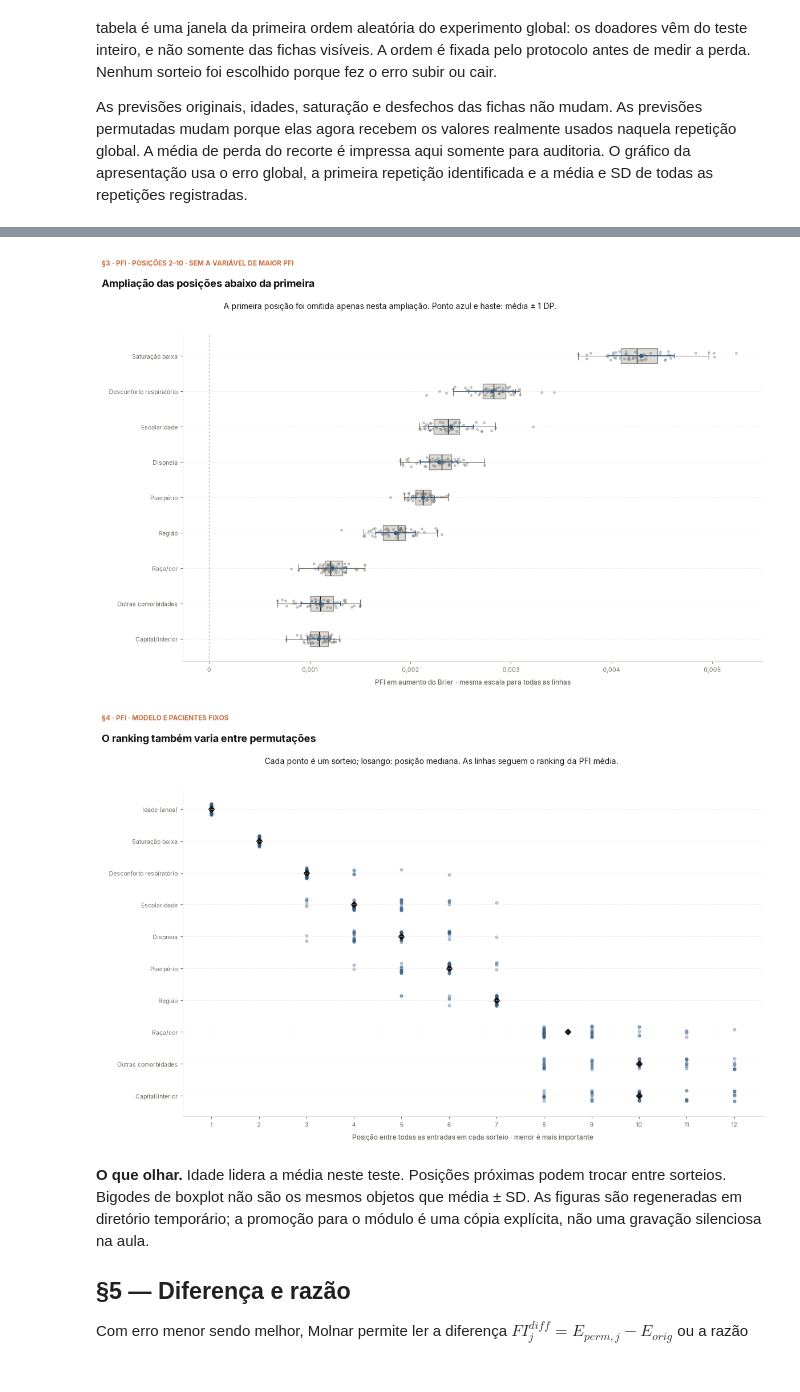
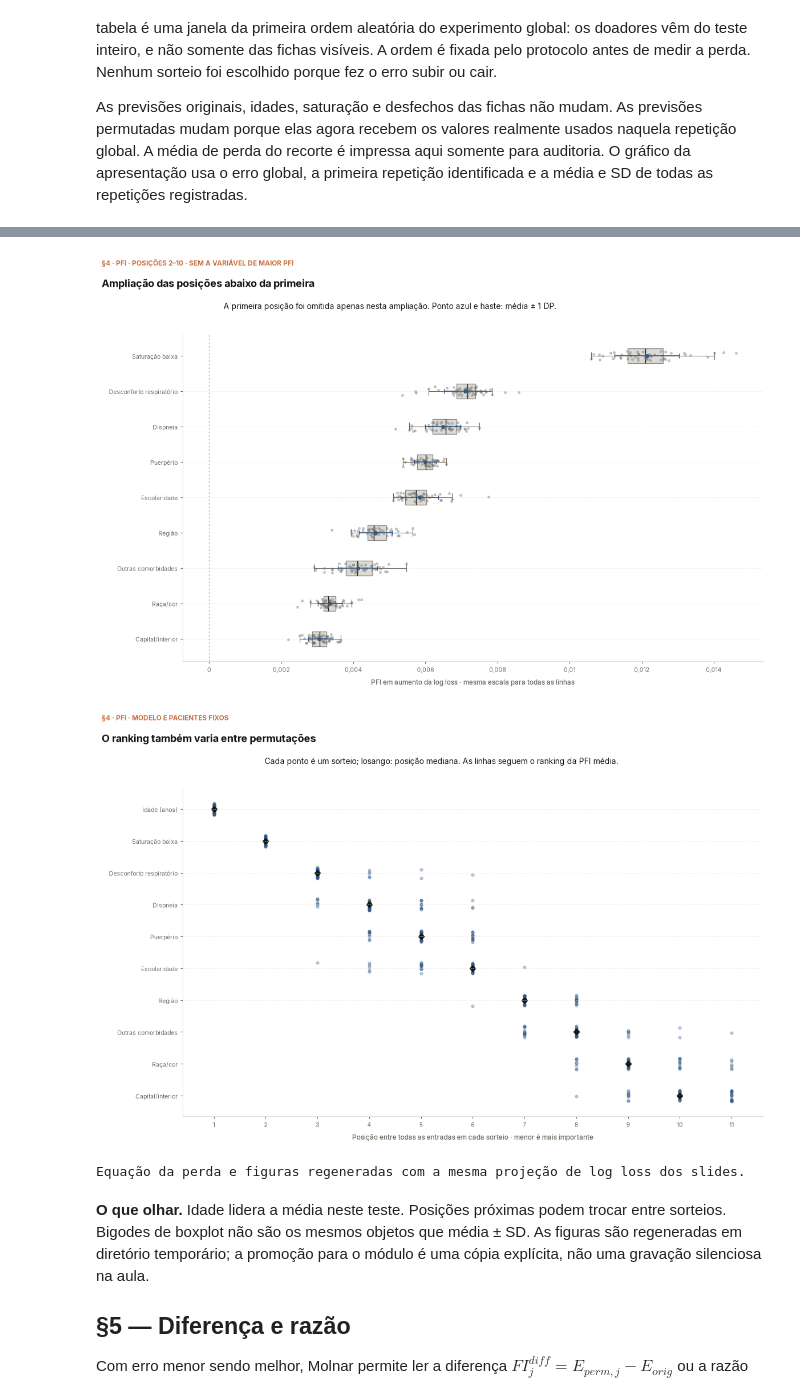
Before and after one commit to wbendinelli/interpretable-ml-lectures, a Jupyter notebook: modules/06-pfi/notebooks/pfi_walkthrough.ipynb, the cells around one changed output, grey strips where cells are left out. Drawn from its saved outputs; the diff is of its cells as text; code cells hidden in the pictures.

```diff
--- a/modules/06-pfi/notebooks/pfi_walkthrough.ipynb
+++ b/modules/06-pfi/notebooks/pfi_walkthrough.ipynb
@@ -175,12 +187,12 @@ classificações erradas. É uma medida global de qualidade probabilística,
 # %%
 p_original = np.asarray(model.predict_proba(xe)[:, 1], dtype=np.float64)
-individual_losses = (p_original - ye) ** 2
-baseline = float(brier_score_loss(ye, p_original))
+individual_losses = H.individual_logloss(ye, p_original)
+baseline = float(log_loss(ye, p_original))
 np.testing.assert_allclose(individual_losses.mean(), baseline, rtol=0, atol=1e-15)
-print("Brier original no teste completo:", SP.pt(baseline, 8))
+print("Log loss original no teste completo:", SP.pt(baseline, 8))
 print("Média manual e função da biblioteca coincidem:",
       bool(np.isclose(individual_losses.mean(), baseline, atol=1e-15, rtol=0)))
-print("Limite inferior do Brier binário:", SP.pt(0, 0))
-print("Limite superior do Brier binário:", SP.pt(1, 0))
-print("Menor Brier é melhor. A referência é compartilhada por todas as variáveis.")
+print("Limite inferior do Log loss binário:", SP.pt(0, 0))
+print("Log loss não possui limite superior finito; usa logaritmo natural.")
+print("Menor Log loss é melhor. A referência é compartilhada por todas as variáveis.")
 # %% [output]
@@ -209,9 +221,9 @@ rng = np.random.default_rng(protocol["permutation_seed"])
 orders = [rng.permutation(len(xe)) for _ in range(protocol["repeats"])]
 traces = {}
 for feature in ("idade_anos", "saturacao"):
-    before, after = K.trace_pfi(model, xe, ye, feature, orders, brier_score_loss)
+    before, after = K.trace_pfi(model, xe, ye, feature, orders, log_loss)
     np.testing.assert_allclose(before, baseline, rtol=0, atol=1e-15)
-    stored = next(r for r in RECORD["rows"] if r["feature"] == feature)["metrics"]["brier"]
+    stored = next(r for r in RECORD["rows"] if r["feature"] == feature)["metrics"]["logloss"]
     discrepancy = float(np.max(np.abs(after - np.asarray(stored["after"]))))
     assert discrepancy < 5e-5
     traces[feature] = after
@@ -222,8 +234,8 @@ for feature in ("idade_anos", "saturacao"):
 age_delta = traces["idade_anos"] - baseline
 repeat_table = pd.DataFrame({
     "repetição": np.arange(1, len(orders) + 1),
-    "Brier original": baseline,
-    "Brier após permuta": traces["idade_anos"],
+    "Log loss original": baseline,
+    "Log loss após permuta": traces["idade_anos"],
     "aumento": age_delta,
     "média acumulada": [age_delta[:k].mean() for k in range(1, len(orders) + 1)],
     "SD acumulado": [np.nan if k == 1 else age_delta[:k].std(ddof=1)
@@ -457,20 +469,22 @@ for row in RECORD["rows"]:
 print("Entradas conferidas:", SP.pt_int(len(RECORD["rows"])))
 print("Métricas conferidas:", SP.pt_int(len(RECORD["original"])))
 print("Repetições em cada vetor:", SP.pt_int(protocol["repeats"]))
-top10 = sorted(RECORD["rows"], key=lambda r: r["metrics"]["brier"]["rank"])[:10]
+top10 = sorted(RECORD["rows"], key=lambda r: r["metrics"]["logloss"]["rank"])[:10]
 print(SP.tabela(pd.DataFrame([{
     "entrada": r["label"],
-    "Brier original": RECORD["original"]["brier"],
-    "Brier após médio": r["metrics"]["brier"]["after_mean"],
-    "aumento médio": r["metrics"]["brier"]["mean"],
-    "SD": r["metrics"]["brier"]["sd"],
-    "MCSE da média": r["metrics"]["brier"]["mcse"],
-    "posição média entre sorteios": r["metrics"]["brier"]["rank_mean"],
-    "SD da posição": r["metrics"]["brier"]["rank_sd"],
+    "Log loss original": RECORD["original"]["logloss"],
+    "Log loss após médio": r["metrics"]["logloss"]["after_mean"],
+    "aumento médio": r["metrics"]["logloss"]["mean"],
+    "SD": r["metrics"]["logloss"]["sd"],
+    "MCSE da média": r["metrics"]["logloss"]["mcse"],
+    "posição média entre sorteios": r["metrics"]["logloss"]["rank_mean"],
+    "SD da posição": r["metrics"]["logloss"]["rank_sd"],
 } for r in top10]), casas=8))
-for fig in P.figures(RECORD, WORK / "figures_generated"):
+F.render_slide_figures(PUBLIC, WORK / "figures_generated")
+for fig in F.render_research_figures(RECORD, WORK / "figures_generated"):
     display(fig)
     plt.close(fig)
+print("Equação da perda e figuras regeneradas com a mesma projeção de log loss dos slides.")
 # %% [output]
 Entradas conferidas: 40
 Métricas conferidas: 3
@@ -490,5 +507,6 @@ Desconforto respiratório     0,13080778       0,13361822    0,00281044 0,000233
-[figure, old version]
+[figure, new version]
-[figure, old version]
+[figure, new version]
+Equação da perda e figuras regeneradas com a mesma projeção de log loss dos slides.
 # %% [markdown]
 **O que olhar.** Idade lidera a média neste teste. Posições próximas podem trocar
  entre sorteios. Bigodes de boxplot não são os mesmos objetos que média ± SD.
```
Also changed, not shown: parts of 14 cells of this notebook, 51 other files.
